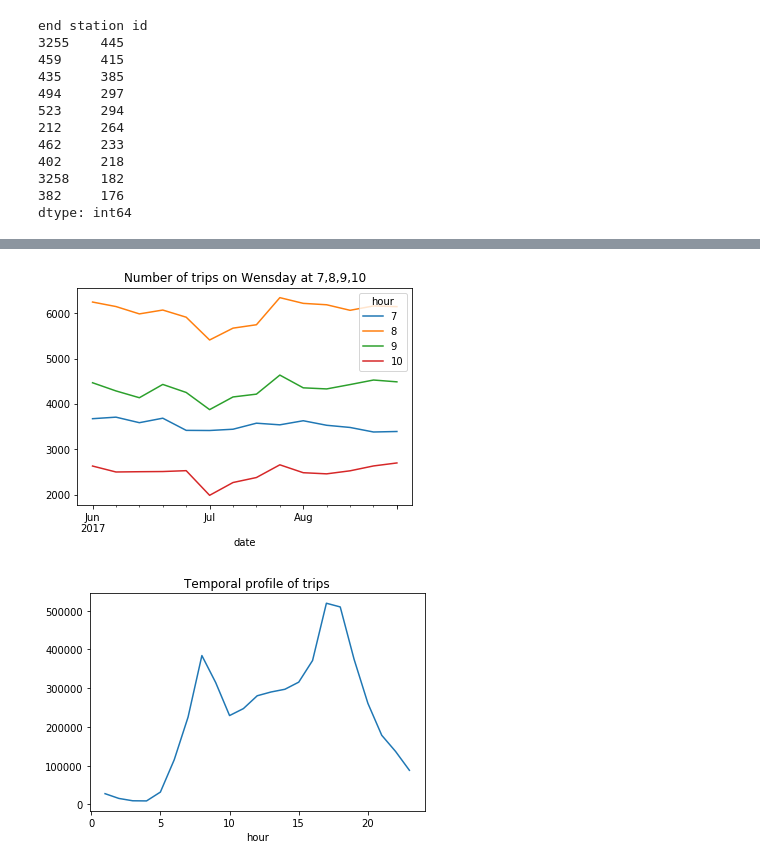
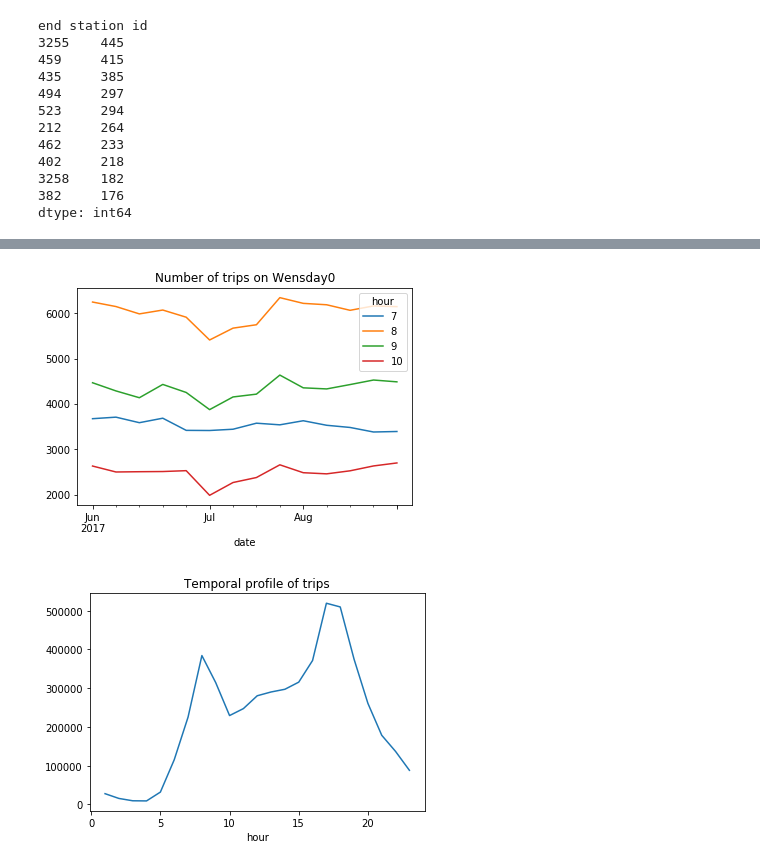
Before and after one commit to RafalKucharskiPK/DataScience_for_TransportationResearch, a Jupyter notebook: demo.ipynb, the cells around one changed output, grey strips where cells are left out. Saved outputs shown, nothing was run; the diff lists cells and outputs as text; code cells hidden in the pictures.

```diff
--- a/demo.ipynb
+++ b/demo.ipynb
@@ -323,19 +393,17 @@ best distribution:       gamma
 # %%
-by1 = [trips.index.date, trips.index.hour]
-by2 = [trips.index.date]
-hours = trips['bikeid'].groupby(by=by1).count()  # total trips per day,  hour
-hours = hours.reset_index()  # flatten the multi index pandas data frame
+hours = trips['bikeid'].groupby(by=[trips.index.date, trips.index.hour]).count()  # total trips per day,  hour
+hours = hours.reset_index()  # flatten the multiindex pandas data frame
 hours.columns = ["date", "hour", "trips"]  # make understandable index names
 days = hours.pivot(index="date", columns='hour', values='trips')  # use hours as columns (fields)
-days['totals'] = trips['bikeid'].groupby(by=by2).count()  # add totals
+days['totals'] = trips['bikeid'].groupby(by=[trips.index.date]).count()  # add totals
 days.index = pd.to_datetime(days.index)
 days["weekday"] = days.index.dayofweek
 # %%
 days[days.weekday == 3][[7, 8, 9, 10]].plot()
-plt.title("Number of trips on Wensday at 7,8,9,10")
+plt.title("Number of trips on Wensday0")
 plt.show()
 # %% [output]
-[figure, old version]
+[figure, new version]
 # %%
 days[list(range(1, 24))].sum().plot()
 plt.title("Temporal profile of trips")
```
Also changed, not shown: parts of 50 cells of this notebook, 1 other file.
